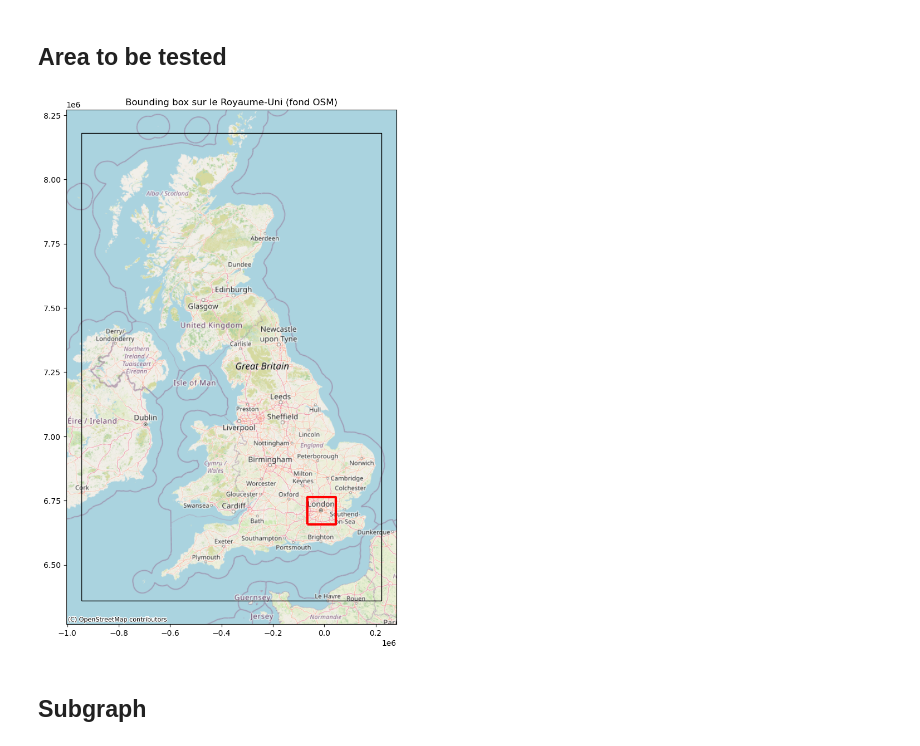
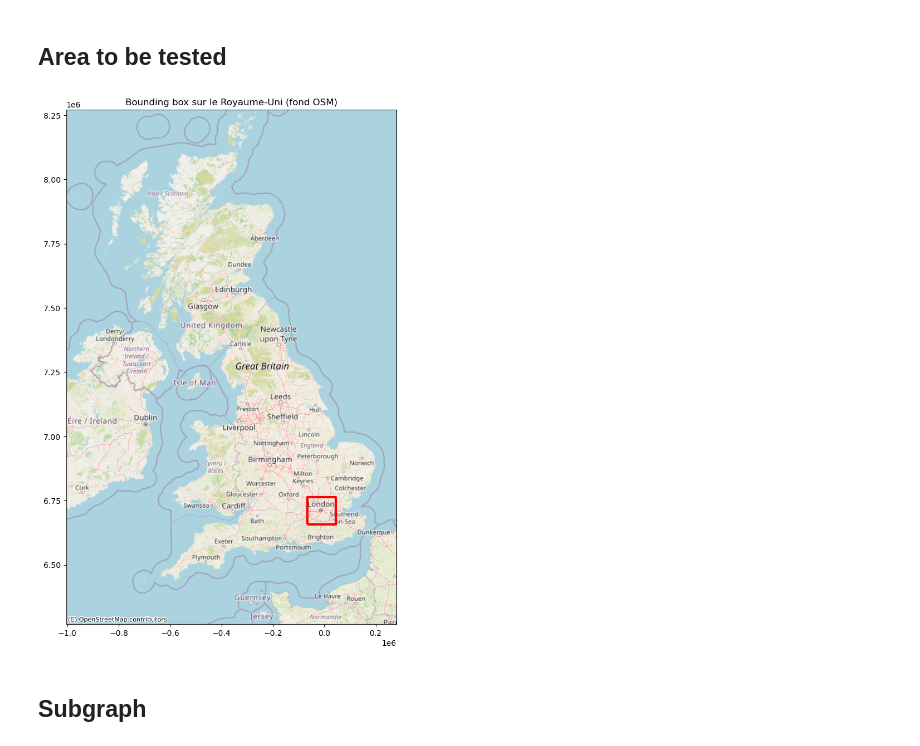
Before and after one commit to thibaultquentin66-lang/resilience_freight_train_UK, a Jupyter notebook: Final_Work.ipynb, the cells around one changed output. Drawn from its saved outputs; the diff is of its cells as text; code cells hidden in the pictures.

```diff
--- a/Final_Work.ipynb
+++ b/Final_Work.ipynb
@@ -811,35 +811,35 @@ with open("graph.gpickle", "rb") as f:
 #Bounding box to test (can be modified)
 minx, miny = -0.6, 51.2
 maxx, maxy = 0.4, 51.8
 
 bbox_poly = box(minx, miny, maxx, maxy)
 bbox_gdf = gpd.GeoDataFrame(geometry=[bbox_poly], crs="EPSG:4326")
 
 uk_minx, uk_miny = -8.5, 49.5
 uk_maxx, uk_maxy = 2.0, 59.0
 
 uk_poly = box(uk_minx, uk_miny, uk_maxx, uk_maxy)
 uk_gdf = gpd.GeoDataFrame(geometry=[uk_poly], crs="EPSG:4326")
 
 uk_web = uk_gdf.to_crs(3857)
 bbox_web = bbox_gdf.to_crs(3857)
 
 # --- 4) Affichage ---
 fig, ax = plt.subplots(figsize=(10, 12))
 
 # UK rectangle (juste pour cadrer la carte)
-uk_web.boundary.plot(ax=ax, color="black", linewidth=1)
+uk_web.boundary.plot(ax=ax, linewidth=0)
 
 # bounding box rouge
 bbox_web.boundary.plot(ax=ax, color="red", linewidth=3)
 
 # fond de carte OSM
 ctx.add_basemap(ax, source=ctx.providers.OpenStreetMap.Mapnik)
 
 ax.set_title("Bounding box sur le Royaume-Uni (fond OSM)")
 plt.show()
 # %% [output]
-[figure, old version]
+[figure, new version]
 # %% [markdown]
 ## Subgraph
 # %%
```
Also changed, not shown: parts of 35 cells of this notebook.
